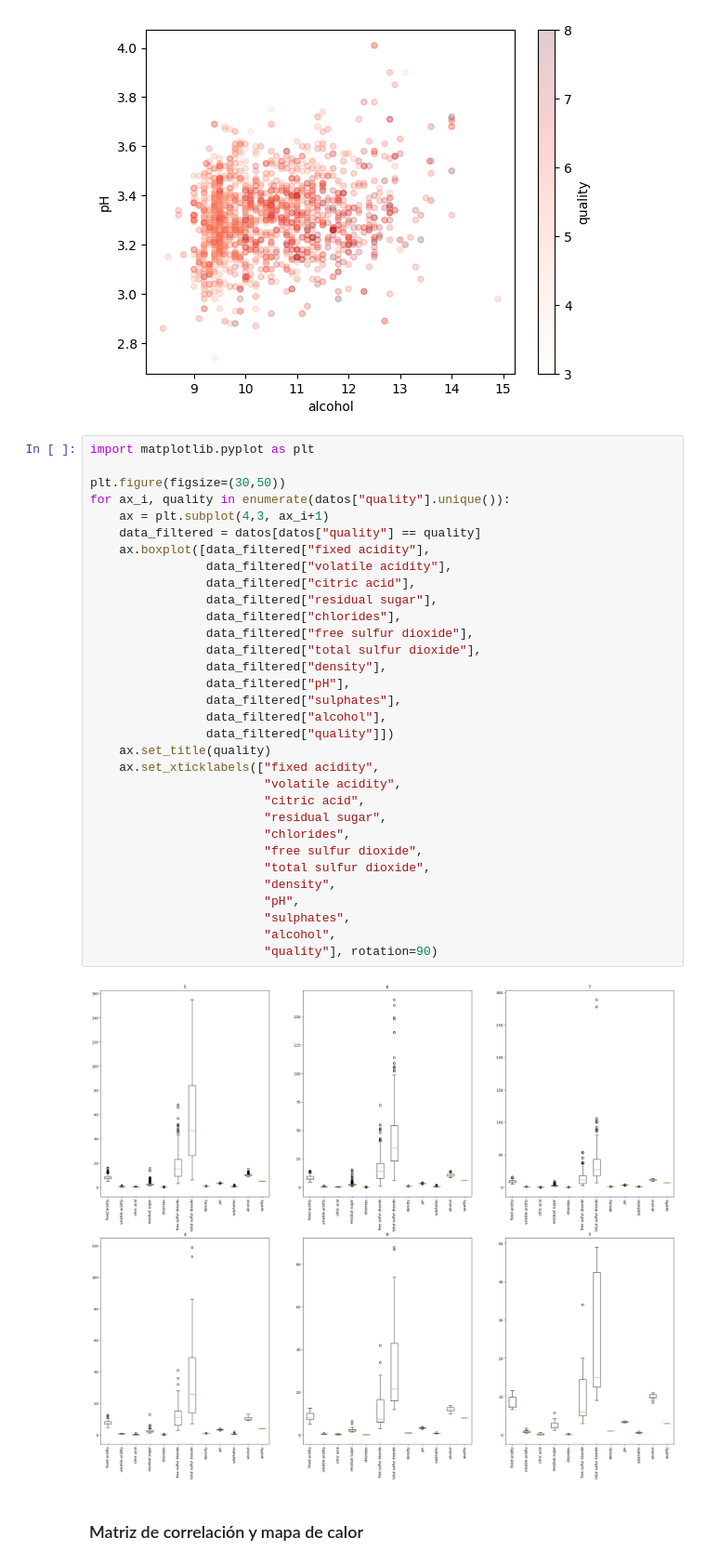
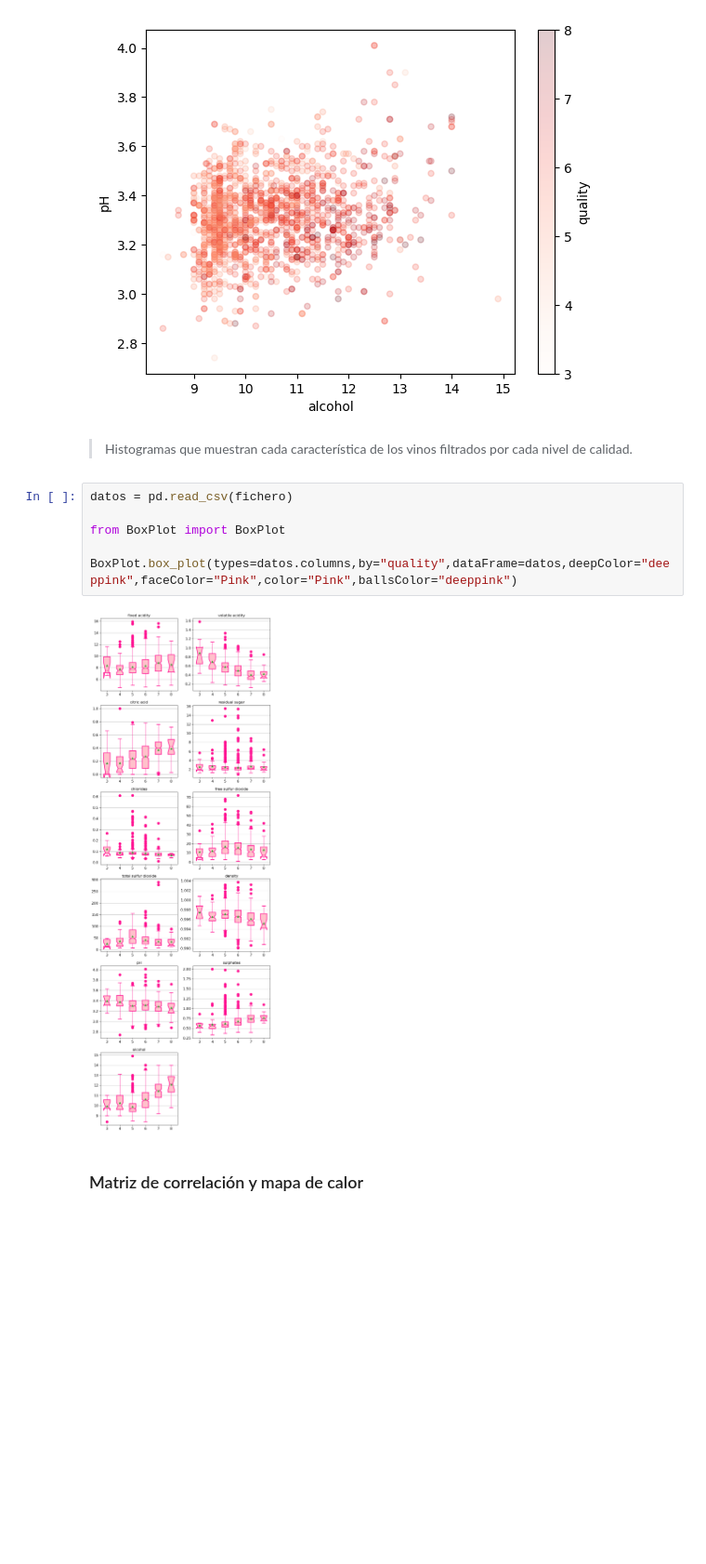
Before and after one commit to DaniMartinezX/carpeta_IA, a Jupyter notebook: Sistemas de Aprendizaxe Automático/practicas/vino_regresion_multivariable.ipynb, the cells around one changed output. Shown at 93% size. Saved outputs shown, nothing was run; the diff lists cells and outputs as text; blank space fills up the shorter version.

Commit message:
Repaso de regresión con el vino

```diff
--- a/Sistemas de Aprendizaxe Automático/practicas/vino_regresion_multivariable.ipynb
+++ b/Sistemas de Aprendizaxe Automático/practicas/vino_regresion_multivariable.ipynb
@@ -68,39 +102,15 @@ datos.plot(kind="scatter", x = "alcohol", y = "pH",
 # %% [output]
 <Axes: xlabel='alcohol', ylabel='pH'>
 [figure]
-# %%
-import matplotlib.pyplot as plt
-
-plt.figure(figsize=(30,50))
-for ax_i, quality in enumerate(datos["quality"].unique()):
-    ax = plt.subplot(4,3, ax_i+1)
-    data_filtered = datos[datos["quality"] == quality]
-    ax.boxplot([data_filtered["fixed acidity"],
-                data_filtered["volatile acidity"],
-                data_filtered["citric acid"],
-                data_filtered["residual sugar"],
-                data_filtered["chlorides"],
-                data_filtered["free sulfur dioxide"],
-                data_filtered["total sulfur dioxide"],
-                data_filtered["density"],
-                data_filtered["pH"],
-                data_filtered["sulphates"],
-                data_filtered["alcohol"],
-                data_filtered["quality"]])
-    ax.set_title(quality)
-    ax.set_xticklabels(["fixed acidity",
-                        "volatile acidity",
-                        "citric acid",
-                        "residual sugar",
-                        "chlorides",
-                        "free sulfur dioxide",
-                        "total sulfur dioxide",
-                        "density",
-                        "pH",
-                        "sulphates",
-                        "alcohol",
-                        "quality"], rotation=90)
-# %% [output]
-[figure, removed]
+# %% [markdown]
+> Histogramas que muestran cada característica de los vinos filtrados por cada nivel de calidad.
+# %%
+datos = pd.read_csv(fichero)
+
+from BoxPlot import BoxPlot
+
+BoxPlot.box_plot(types=datos.columns,by="quality",dataFrame=datos,deepColor="deeppink",faceColor="Pink",color="Pink",ballsColor="deeppink")
+# %% [output]
+[figure, added]
 # %% [markdown]
 ### Matriz de correlación y mapa de calor
```
Also changed, not shown: parts of 28 cells of this notebook, 3 other files.
